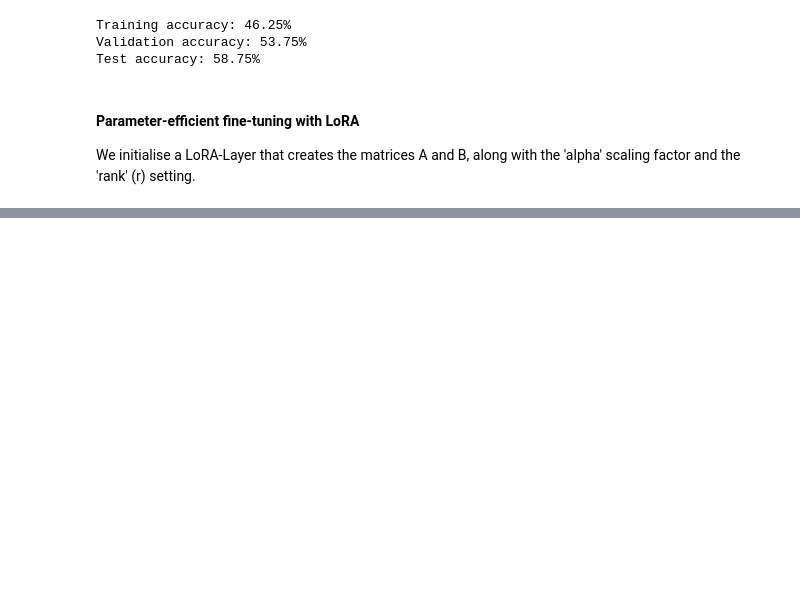
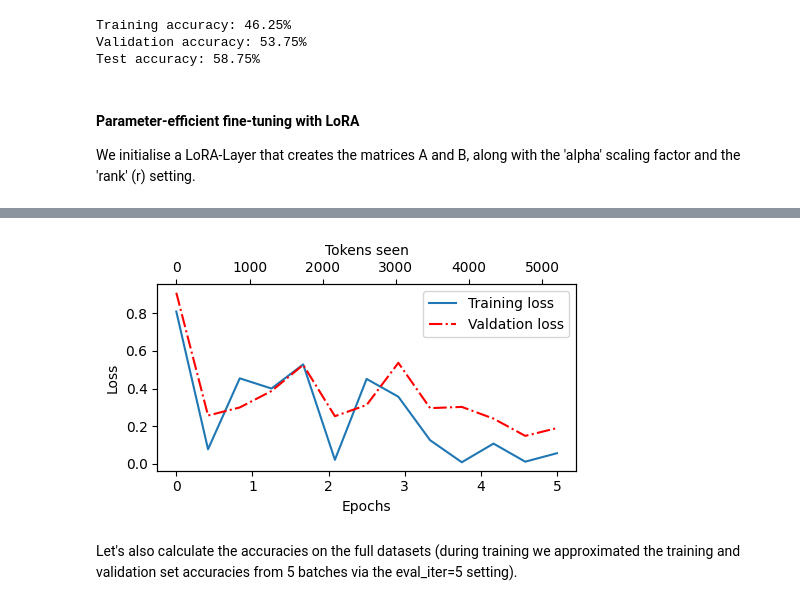
Before and after one commit to Gonde94/ML-Algorithms, a Jupyter notebook: Deep_Learning/Raschka/src/11_LoRA.ipynb, the cells around one changed output, grey strips where cells are left out. Drawn from its saved outputs; the diff is of its cells as text; code cells hidden in the pictures; blank space fills up the shorter version.

Commit message:
Train model using LoRA

```diff
--- a/Deep_Learning/Raschka/src/11_LoRA.ipynb
+++ b/Deep_Learning/Raschka/src/11_LoRA.ipynb
@@ -177,0 +309,18 @@ Alpha is a scaling factor for the output from the low-rank adaptation. It primar
+# %%
+import time
+from Chapter06 import train_classifier_simple
+
+start_time = time.time()
+torch.manual_seed(123)
+optimiser = torch.optim.AdamW(model.parameters(), lr=5e-5, weight_decay=0.1)
+
+num_epochs = 5
+train_losses, val_losses, train_accs, val_accs, examples_seen = \
+    train_classifier_simple(
+        model, train_loader, val_loader, optimiser, device,
+        num_epochs=num_epochs, eval_freq=50, eval_iter=5
+    )
+
+end_time = time.time()
+execution_time_mins = (end_time - start_time) / 60
+print(f"Training completed in {execution_time_mins:.2f} minutes.")
@@ -177,0 +347,11 @@ Alpha is a scaling factor for the output from the low-rank adaptation. It primar
+# %%
+from Chapter05 import plot_losses
+
+epochs_tensor = torch.linspace(0, num_epochs, len(train_losses))
+examples_seen_tensor = torch.linspace(0, examples_seen, len(train_losses))
+
+plot_losses(epochs_tensor, examples_seen_tensor, train_losses, val_losses)
+# %% [output]
+[figure, added]
+# %% [markdown]
+Let's also calculate the accuracies on the full datasets (during training we approximated the training and validation set accuracies from 5 batches via the eval_iter=5 setting).
```
Also changed, not shown: parts of 16 cells of this notebook, 2 other files.
